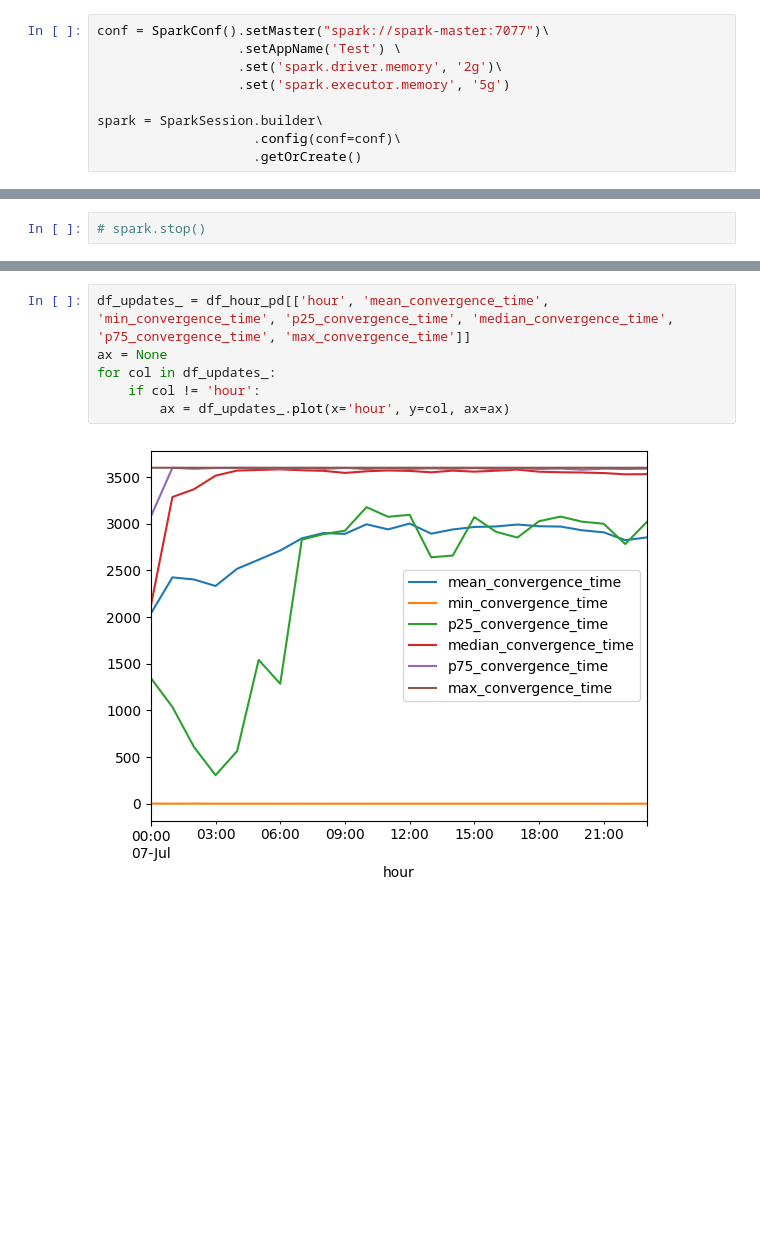
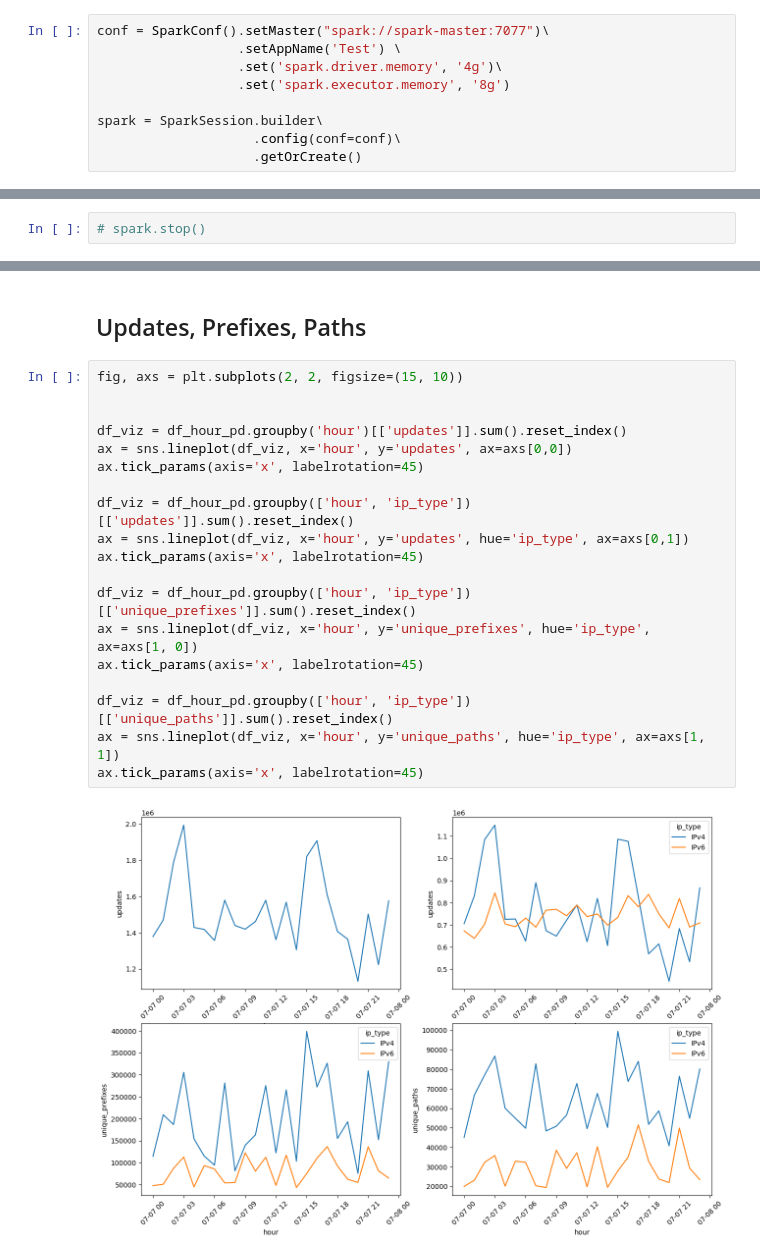
Before and after one commit to egeatmaca/bgp-analytics-engine, a Jupyter notebook: notebooks/pipelines.ipynb, the cells around one changed output, grey strips where cells are left out. Drawn from its saved outputs; the diff is of its cells as text; blank space fills up the shorter version.

```diff
--- a/notebooks/pipelines.ipynb
+++ b/notebooks/pipelines.ipynb
@@ -17,8 +18,8 @@ from pprint import pprint
 # %%
 conf = SparkConf().setMaster("spark://spark-master:7077")\
                   .setAppName('Test') \
-                  .set('spark.driver.memory', '2g')\
-                  .set('spark.executor.memory', '5g')
+                  .set('spark.driver.memory', '4g')\
+                  .set('spark.executor.memory', '8g')
 
 spark = SparkSession.builder\
                     .config(conf=conf)\
@@ -279,8 +152,23 @@ df_updates_.plot(x='hour', y='max_as_paths_1sec')
-# %%
-df_updates_ = df_hour_pd[['hour', 'mean_convergence_time', 'min_convergence_time', 'p25_convergence_time', 'median_convergence_time', 'p75_convergence_time', 'max_convergence_time']]
-ax = None
-for col in df_updates_:
-    if col != 'hour':
-        ax = df_updates_.plot(x='hour', y=col, ax=ax)
-# %% [output]
-[figure, removed]
+# %% [markdown]
+## Updates, Prefixes, Paths
+# %%
+fig, axs = plt.subplots(2, 2, figsize=(15, 10))
+
+
+df_viz = df_hour_pd.groupby('hour')[['updates']].sum().reset_index()
+ax = sns.lineplot(df_viz, x='hour', y='updates', ax=axs[0,0])
+ax.tick_params(axis='x', labelrotation=45)
+
+df_viz = df_hour_pd.groupby(['hour', 'ip_type'])[['updates']].sum().reset_index()
+ax = sns.lineplot(df_viz, x='hour', y='updates', hue='ip_type', ax=axs[0,1])
+ax.tick_params(axis='x', labelrotation=45)
+
+df_viz = df_hour_pd.groupby(['hour', 'ip_type'])[['unique_prefixes']].sum().reset_index()
+ax = sns.lineplot(df_viz, x='hour', y='unique_prefixes', hue='ip_type', ax=axs[1, 0])
+ax.tick_params(axis='x', labelrotation=45)
+
+df_viz = df_hour_pd.groupby(['hour', 'ip_type'])[['unique_paths']].sum().reset_index()
+ax = sns.lineplot(df_viz, x='hour', y='unique_paths', hue='ip_type', ax=axs[1, 1])
+ax.tick_params(axis='x', labelrotation=45)
+# %% [output]
+[figure, added]
```
Also changed, not shown: parts of 22 cells of this notebook, 3 other files.
